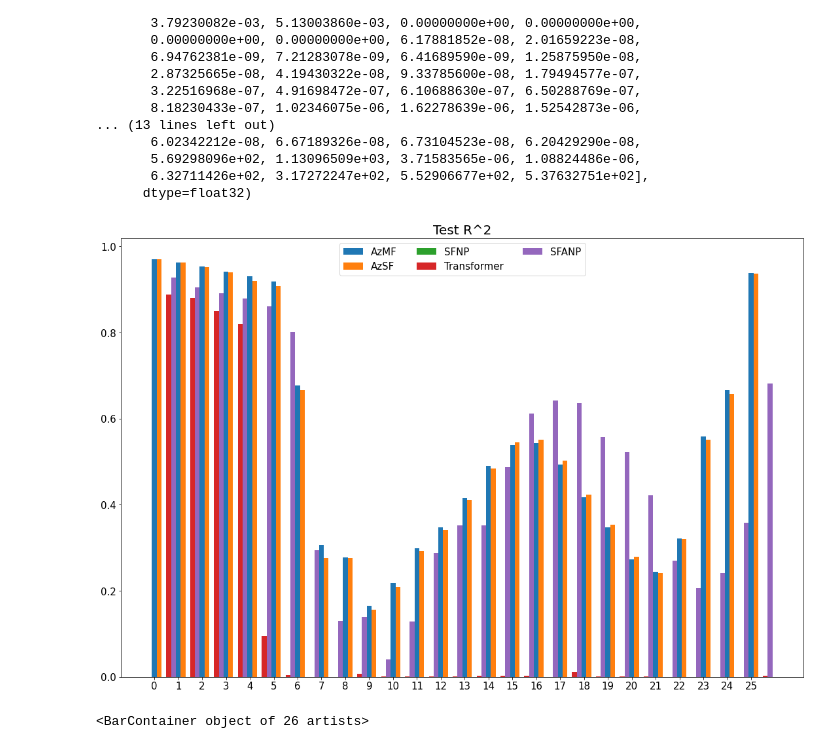
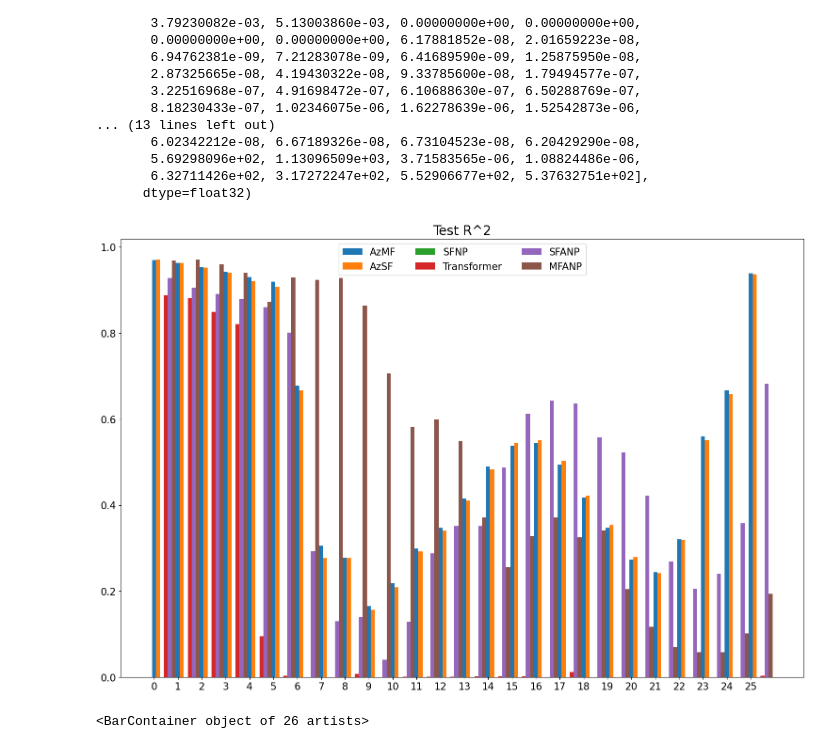
Before and after one commit to KaiMJ/climate_neural_processes, a Jupyter notebook: notebooks/eval_metrics.ipynb, the cells around one changed output. Drawn from its saved outputs; the diff is of its cells as text; code cells hidden in the pictures.

Commit message:
MFANP

```diff
--- a/notebooks/eval_metrics.ipynb
+++ b/notebooks/eval_metrics.ipynb
@@ -42,6 +42,9 @@ SFANP_r = np.load("metrics/r2_SFANP.npy")
 SFANP_mae = np.load("metrics/MAE_SFANP.npy")
 SFANP_nmae = np.load("metrics/NMAE_SFANP.npy")
 
+MFANP_r = np.load("metrics/r2_MFANP.npy")
+MFANP_mae= np.load("metrics/MAE_MFANP.npy")
+MFANP_nmae = np.load("metrics/NMAE_MFANP.npy")
 
 n = np.arange(26)
 # %%
@@ -146,25 +149,25 @@ array([1.37363008e-04, 1.19730634e-04, 8.50253637e-05, 5.34905339e-05,
       dtype=float32)
 # %%
 fig, ax = plt.subplots(layout='constrained', figsize=(15, 10))
-all_rs = [mf_r, sf_r, SFNP_r, transformer_r, SFANP_r]
-labels = ["AzMF", "AzSF", "SFNP", "Transformer", "SFANP"]
+all_rs = [mf_r, sf_r, SFNP_r, transformer_r, SFANP_r, MFANP_r]
+labels = ["AzMF", "AzSF", "SFNP", "Transformer", "SFANP", "MFANP"]
 width = 1 / len(labels)
 multiplier = 0
 
 for i in range(len(labels)):
     offset = width * multiplier
     rects = ax.bar(n + offset, all_rs[i], width, label=labels[i])
     multiplier += 1
 
 
 ax.legend(loc='upper center', ncols=3, prop={'size': 15})
 plt.title("Test R^2", fontsize=20)
 plt.xticks(np.arange(26), fontsize=15)
 plt.yticks(fontsize=15)
 plt.savefig("plots/MASTER_R2.jpg")
 plt.show()
 # %% [output]
-[figure, old version]
+[figure, new version]
 # %%
 plt.bar(n, SFNP_mae)
 # %% [output]
```
Also changed, not shown: 16 other files.
